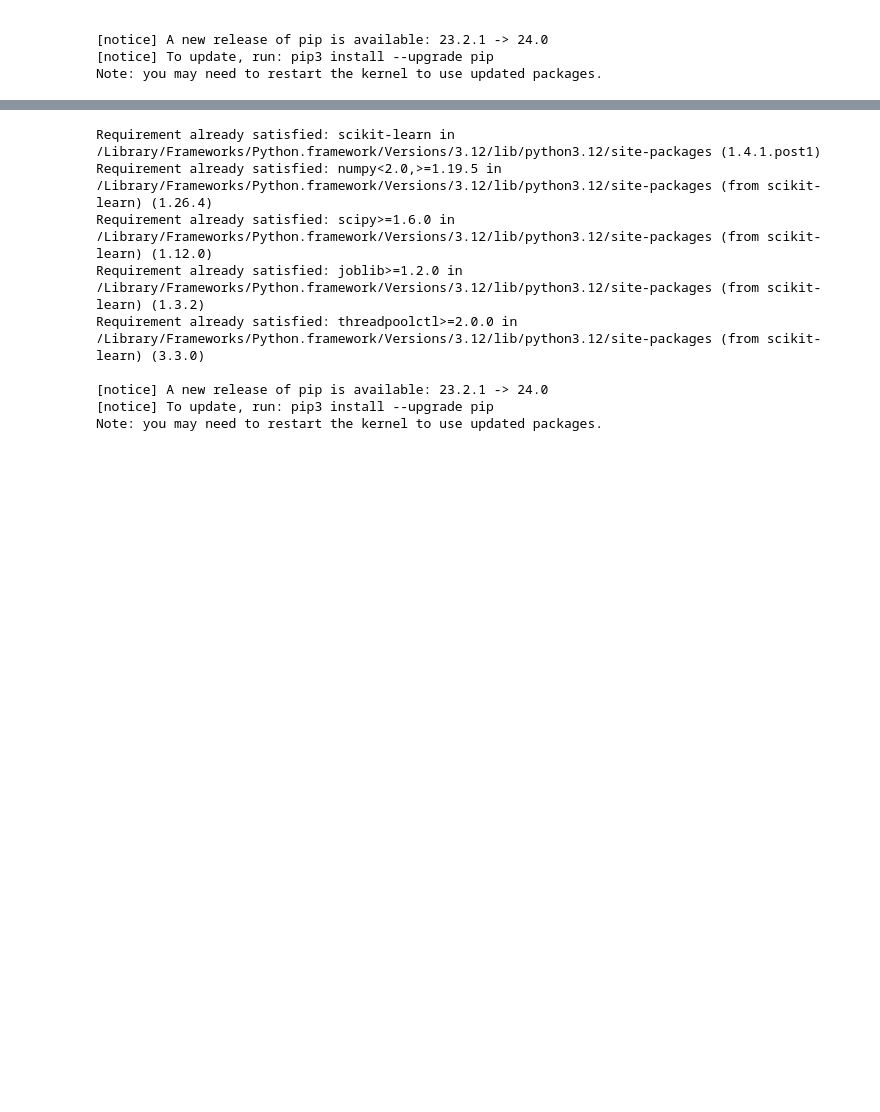
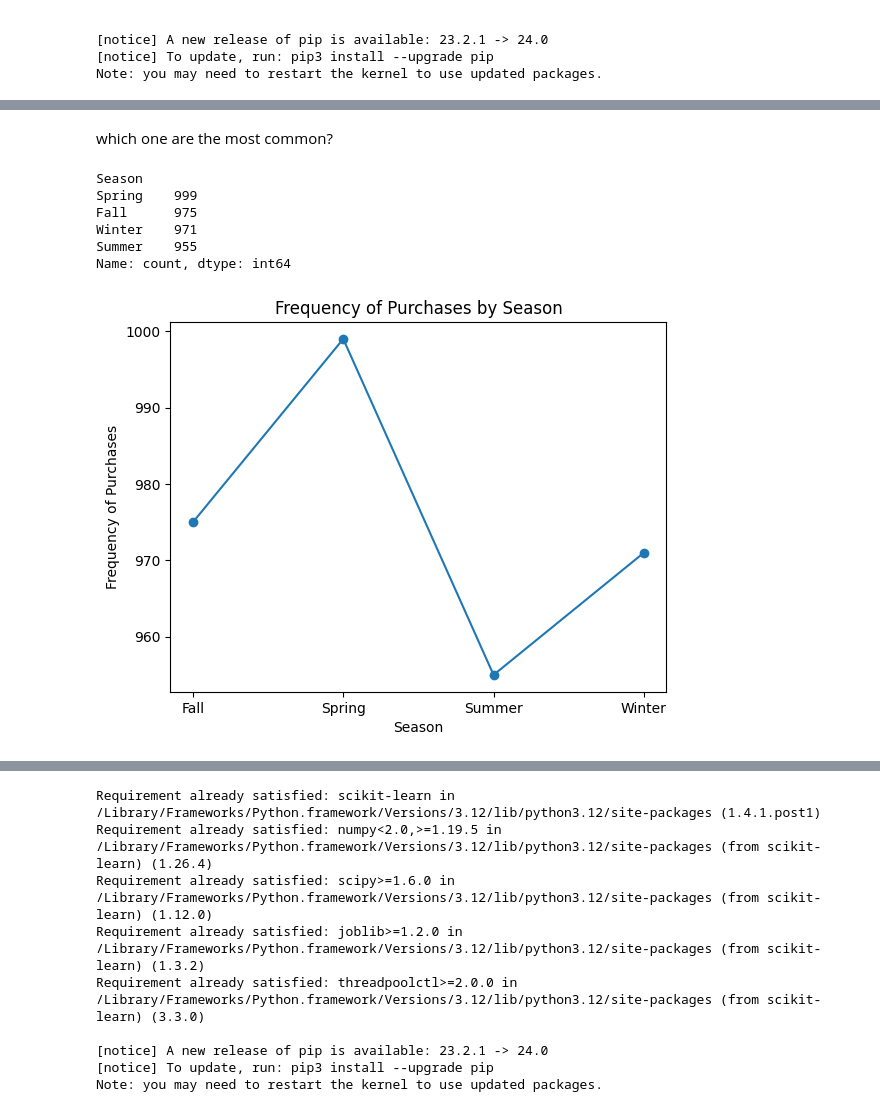
Before and after one commit to Gabeleo24/Customer-shopping-trends, a Jupyter notebook: CTPA.ipynb, the cells around one changed output, grey strips where cells are left out. Drawn from its saved outputs; the diff is of its cells as text; code cells hidden in the pictures; blank space fills up the shorter version.

```diff
--- a/CTPA.ipynb
+++ b/CTPA.ipynb
@@ -132,0 +157,33 @@ Note: you may need to restart the kernel to use updated packages.
+# %% [markdown]
+which one are the most common?
+# %%
+season_counts = df["Season"].value_counts()
+print(season_counts)
+# %% [output]
+Season
+Spring    999
+Fall      975
+Winter    971
+Summer    955
+Name: count, dtype: int64
+# %%
+import matplotlib.pyplot as plt
+
+# Group the data by season and count the frequency of purchases
+season_counts = df["Season"].value_counts()
+
+# Sort the seasons in chronological order
+season_counts = season_counts.sort_index()
+
+# Create a line graph
+plt.plot(season_counts.index, season_counts.values, marker="o")
+
+# Set the labels and title
+plt.xlabel("Season")
+plt.ylabel("Frequency of Purchases")
+plt.title("Frequency of Purchases by Season")
+
+# Show the plot
+plt.show()
+# %% [output]
+[figure, added]
```
Also changed, not shown: parts of 18 cells of this notebook.
